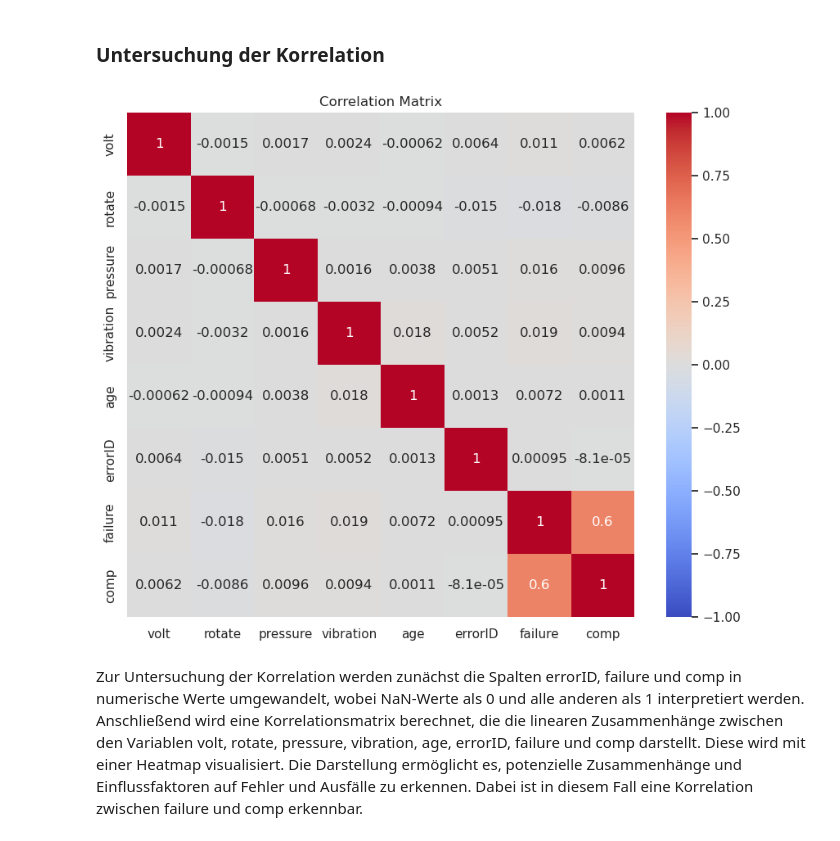
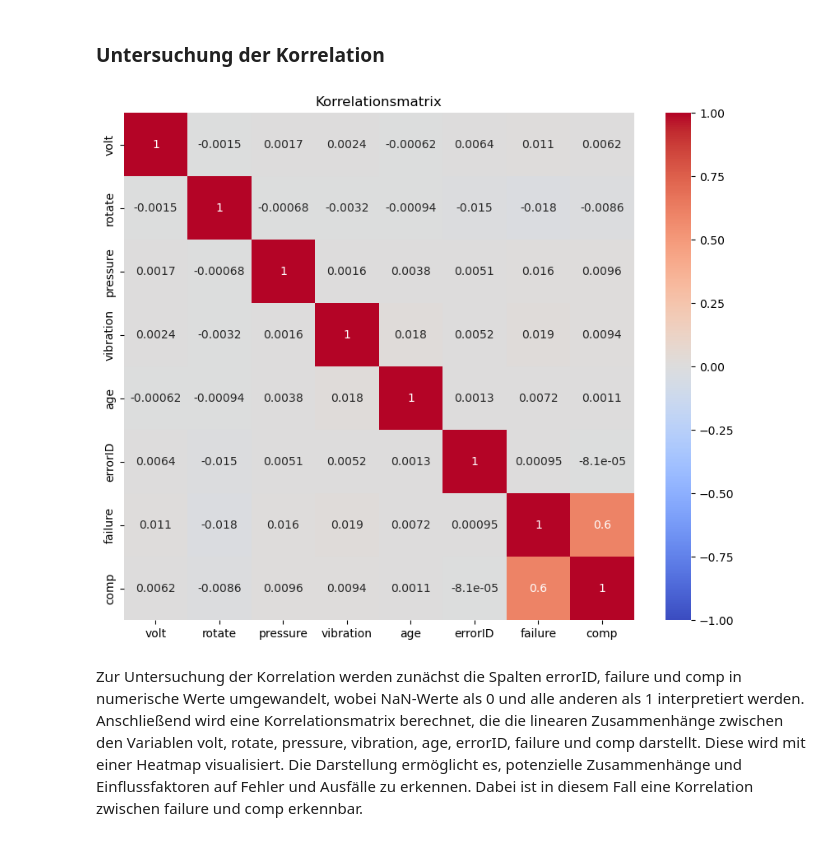
Before and after one commit to EnzoZacharias/DPM_Azure_Predictive_Maintenance, a Jupyter notebook: DPM_Hausarbeit_Sagemueller_Zacharias.ipynb, the cells around one changed output. Cells and saved outputs as stored; diff of their text form; code cells hidden in the pictures.

```diff
--- a/DPM_Hausarbeit_Sagemueller_Zacharias.ipynb
+++ b/DPM_Hausarbeit_Sagemueller_Zacharias.ipynb
@@ -323,19 +386,23 @@ Es werden nun die minimalen und maximalen Werte für verschiedene Attribute im D
 # %% [markdown]
 ### Untersuchung der Korrelation
 # %%
-# Formal werden alle Strings von errorID, failure und comp in int-Werte umgewandelt (beachtet werden die NaN-Werte dabei als 0, sonst als 1)
+# Erstellt eine Kopie des DataFrames und wandelt die Strings in 'errorID', 'failure' und 'comp' in int-Werte um
+# NaN-Werte werden als 0 und andere Werte als 1 behandelt
 db_bfr = df.copy()
 db_bfr['errorID'] = db_bfr['errorID'].apply(lambda x: 0 if pd.isnull(x) else 1)
 db_bfr['failure'] = db_bfr['failure'].apply(lambda x: 0 if pd.isnull(x) else 1)
 db_bfr['comp'] = db_bfr['comp'].apply(lambda x: 0 if pd.isnull(x) else 1)
+
+# Berechnet die Korrelation zwischen den relevanten Spalten
 correlation = db_bfr[['volt', 'rotate', 'pressure', 'vibration', 'age', 'errorID', 'failure', 'comp']].corr()
 
+# Visualisiert die Korrelationen als Heatmap
 plt.figure(figsize=(10, 8))
 sns.heatmap(correlation, annot=True, cmap='coolwarm', vmin=-1, vmax=1)
-plt.title('Correlation Matrix')
+plt.title('Korrelationsmatrix')
 plt.show()
 # %% [output]
-[figure, old version]
+[figure, new version]
 # %% [markdown]
 Zur Untersuchung der Korrelation werden zunächst die Spalten errorID, failure und comp in numerische Werte umgewandelt, wobei NaN-Werte als 0 und alle anderen als 1 interpretiert werden. Anschließend wird eine Korrelationsmatrix berechnet, die die linearen Zusammenhänge zwischen den Variablen volt, rotate, pressure, vibration, age, errorID, failure und comp darstellt. Diese wird mit einer Heatmap visualisiert. Die Darstellung ermöglicht es, potenzielle Zusammenhänge und Einflussfaktoren auf Fehler und Ausfälle zu erkennen. Dabei ist in diesem Fall eine Korrelation zwischen failure und comp erkennbar.
 # %%
```
Also changed, not shown: parts of 119 cells of this notebook.
